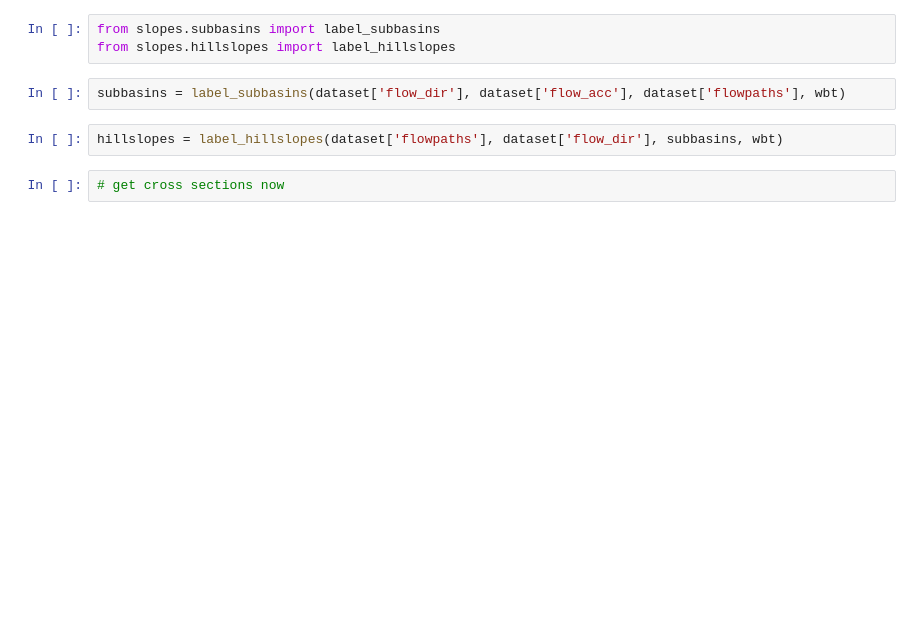
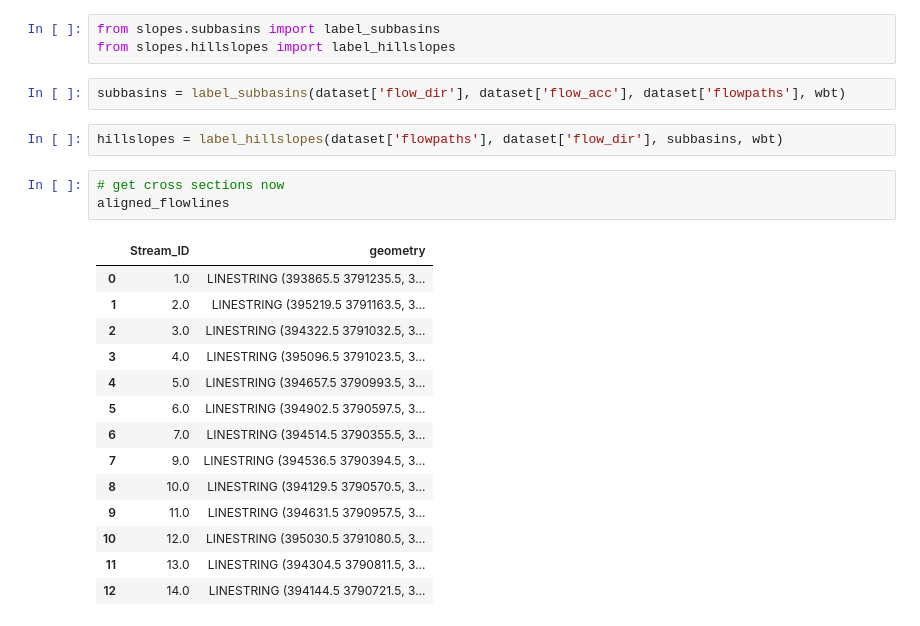
Before and after one commit to avkoehl/valleyx, a Jupyter notebook: notebooks/valleyfloor_test.ipynb, the cells around one changed output. Cells and saved outputs as stored; diff of their text form; blank space fills up the shorter version.

```diff
--- a/notebooks/valleyfloor_test.ipynb
+++ b/notebooks/valleyfloor_test.ipynb
@@ -28,3 +28,19 @@ subbasins = label_subbasins(dataset['flow_dir'], dataset['flow_acc'], dataset['f
 hillslopes = label_hillslopes(dataset['flowpaths'], dataset['flow_dir'], subbasins, wbt)
 # %%
 # get cross sections now
+aligned_flowlines
+# %% [output]
+|  | Stream_ID | geometry |
+| 0 | 1.0 | LINESTRING (393865.5 3791235.5, 3... |
+| 1 | 2.0 | LINESTRING (395219.5 3791163.5, 3... |
+| 2 | 3.0 | LINESTRING (394322.5 3791032.5, 3... |
+| 3 | 4.0 | LINESTRING (395096.5 3791023.5, 3... |
+| 4 | 5.0 | LINESTRING (394657.5 3790993.5, 3... |
+| 5 | 6.0 | LINESTRING (394902.5 3790597.5, 3... |
+| 6 | 7.0 | LINESTRING (394514.5 3790355.5, 3... |
+| 7 | 9.0 | LINESTRING (394536.5 3790394.5, 3... |
+| 8 | 10.0 | LINESTRING (394129.5 3790570.5, 3... |
+| 9 | 11.0 | LINESTRING (394631.5 3790957.5, 3... |
+| 10 | 12.0 | LINESTRING (395030.5 3791080.5, 3... |
+| 11 | 13.0 | LINESTRING (394304.5 3790811.5, 3... |
+| 12 | 14.0 | LINESTRING (394144.5 3790721.5, 3... |
```
Also changed, not shown: parts of 10 cells of this notebook, 2 other files.
